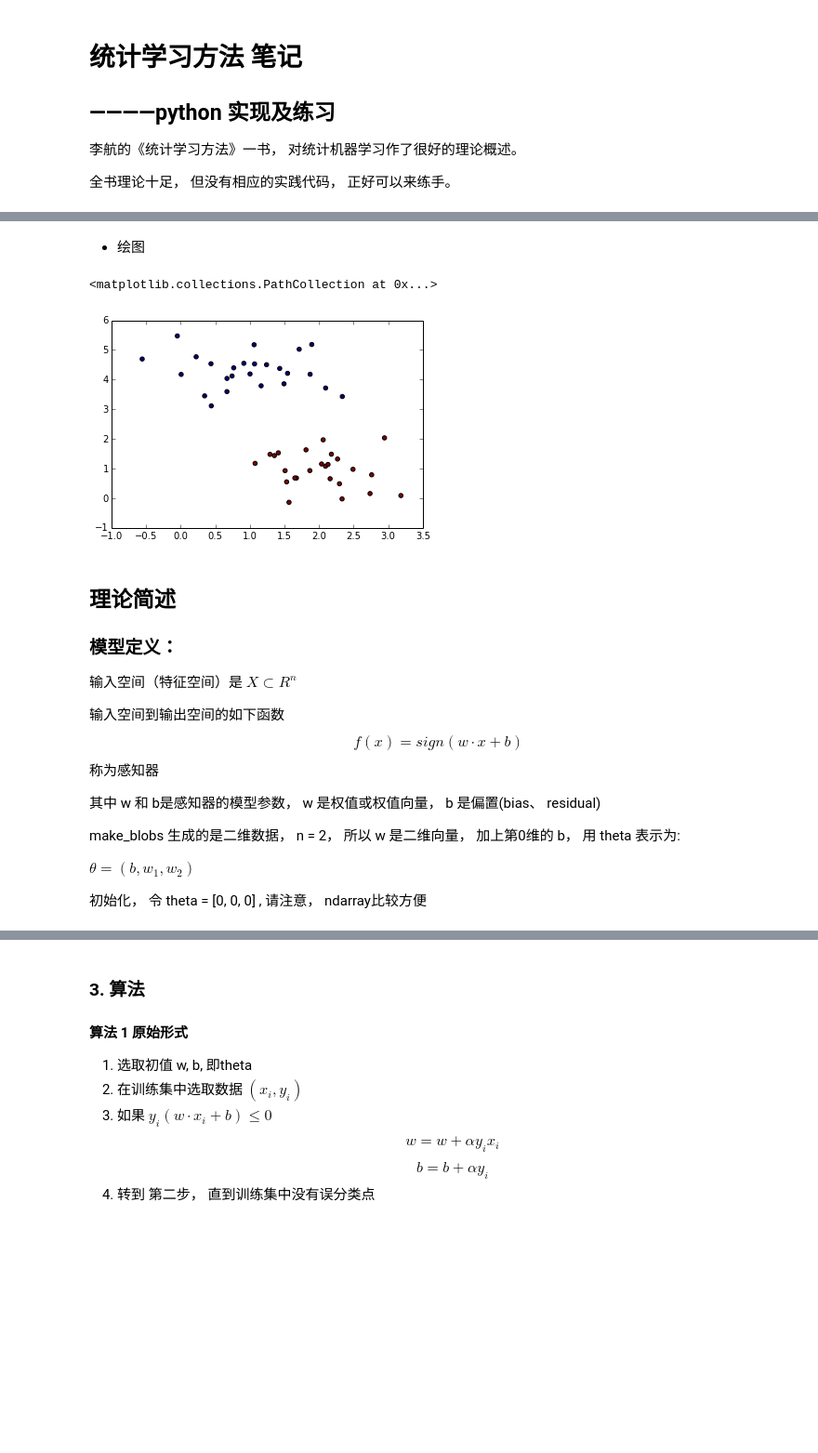
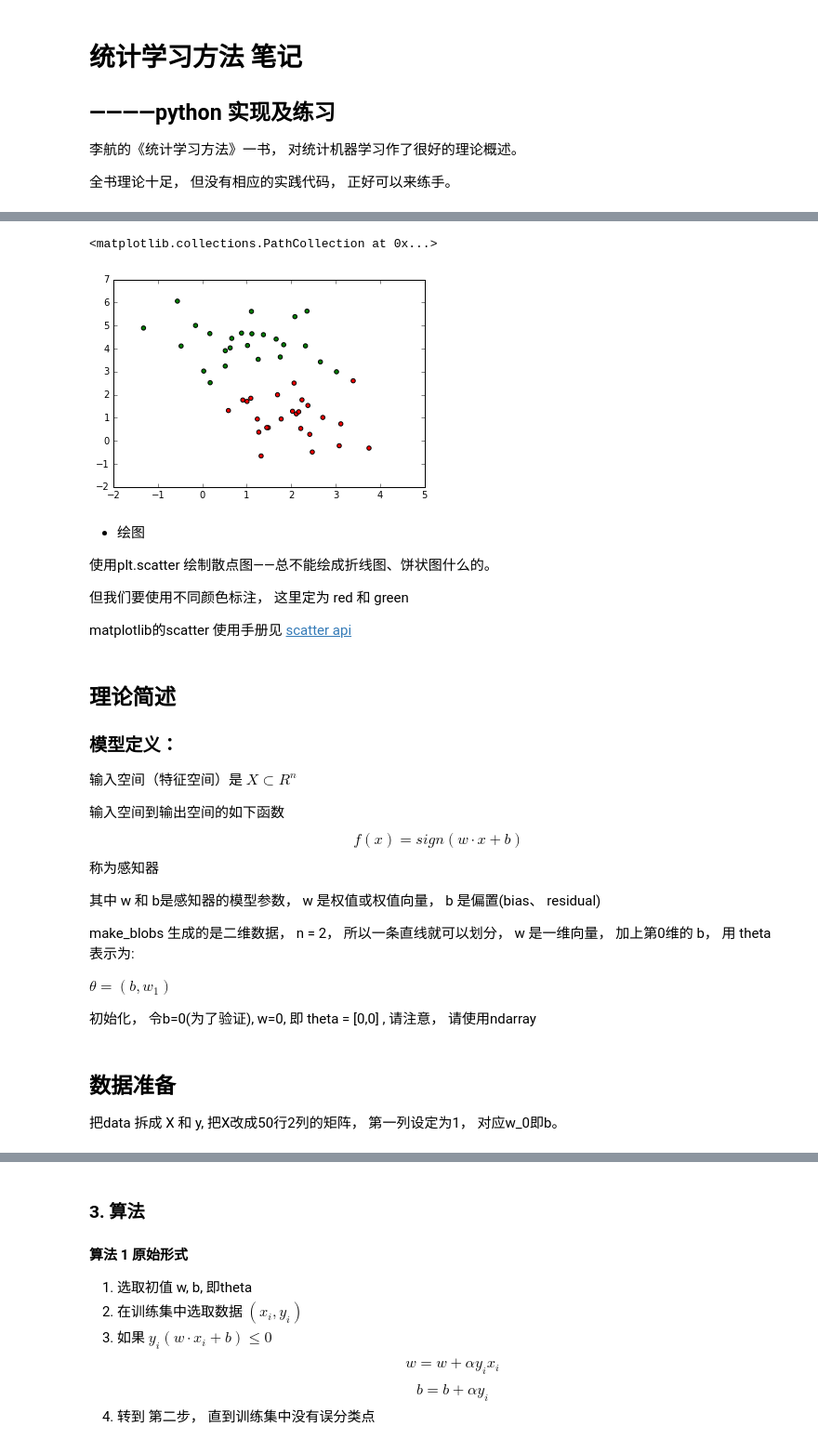
Before and after one commit to sndnyang/studylib, a Jupyter notebook: ai/ml/perceptron.ipynb, the cells around one changed output, grey strips where cells are left out. Shown at 93% size. Saved outputs shown, nothing was run; the diff lists cells and outputs as text; code cells hidden in the pictures; blank space fills up the shorter version.

```diff
--- a/ai/ml/perceptron.ipynb
+++ b/ai/ml/perceptron.ipynb
@@ -47,7 +42,0 @@ data, c = dss.make_blobs(n_samples=50, centers=2, random_state=0, cluster_std=0.
-# %% [markdown]
-* 绘图
-# %%
-plt.scatter(data[:, 0], data[:, 1], c=c)
-# %% [output]
-<matplotlib.collections.PathCollection at 0x...>
-[figure, removed]
@@ -53,0 +54,21 @@ plt.scatter(data[:, 0], data[:, 1], c=c)
+# %%
+import sklearn.datasets as dss
+
+n_samples = 50
+
+data, data_class = dss.make_blobs(n_samples=50, centers=2, random_state=0, cluster_std=0.9)
+
+cl = ['r' if e else 'g' for e in data_class]
+
+plt.scatter(data[:, 0], data[:, 1], c=cl)
+# %% [output]
+<matplotlib.collections.PathCollection at 0x...>
+[figure, added]
+# %% [markdown]
+* 绘图
+
+使用plt.scatter 绘制散点图——总不能绘成折线图、饼状图什么的。
+
+但我们要使用不同颜色标注， 这里定为 red 和 green
+
+matplotlib的scatter 使用手册见 [scatter api](http://matplotlib.org/api/pyplot_api.html?highlight=scatter#matplotlib.pyplot.scatter)
@@ -62,8 +96,8 @@ plt.scatter(data[:, 0], data[:, 1], c=c)
 
 其中 w 和 b是感知器的模型参数， w 是权值或权值向量， b 是偏置(bias、 residual)
 
-make_blobs 生成的是二维数据， n = 2， 所以 w 是二维向量， 加上第0维的 b， 用 theta 表示为:
+make_blobs 生成的是二维数据， n = 2， 所以一条直线就可以划分， w 是一维向量， 加上第0维的 b， 用 theta 表示为:
 
-$ \theta = (b , w_1 , w_2) $
+$ \theta = (b , w_1) $
 
-初始化， 令 theta = [0, 0, 0] , 请注意，  ndarray比较方便
+初始化， 令b=0(为了验证), w=0, 即 theta = [0,0] , 请注意，  请使用ndarray
@@ -75,0 +112,4 @@ theta = np.zeros(3)
+# %% [markdown]
+## 数据准备
+
+把data 拆成 X 和 y, 把X改成50行2列的矩阵， 第一列设定为1， 对应w_0即b。
```
Also changed, not shown: parts of 25 cells of this notebook, 1 other file.
